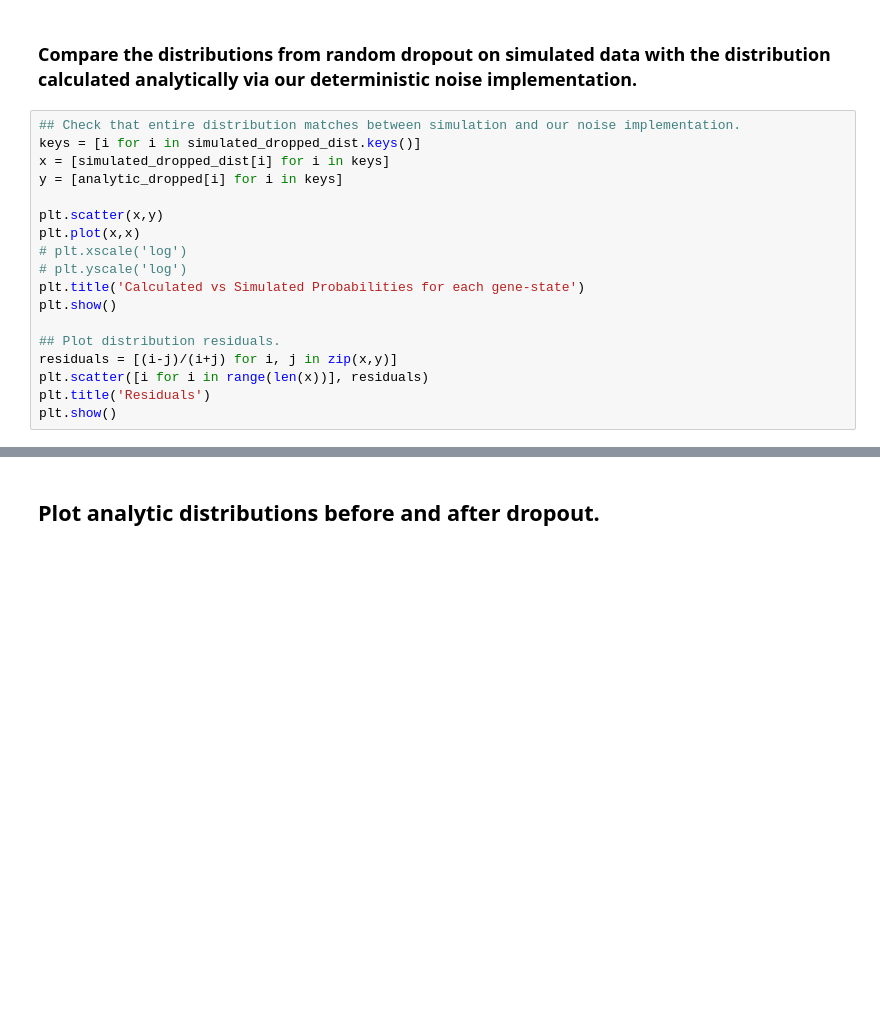
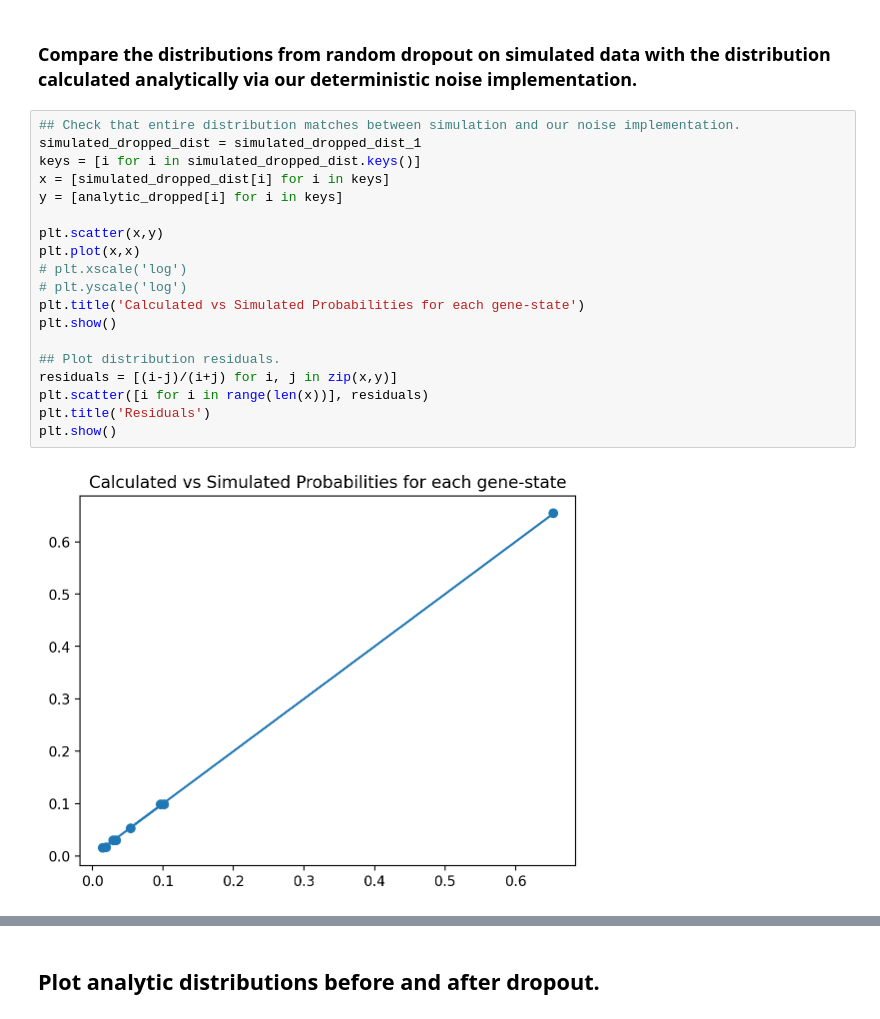
Before and after one commit to pachterlab/FGP_2023, a Jupyter notebook: noise.ipynb, the cells around one changed output, grey strips where cells are left out. Cells and saved outputs as stored; diff of their text form; blank space fills up the shorter version.

```diff
--- a/noise.ipynb
+++ b/noise.ipynb
@@ -320,19 +324,22 @@ plt.show()
 ### Compare the distributions from random dropout on simulated data with the distribution calculated analytically via our deterministic noise implementation.
 # %%
 ## Check that entire distribution matches between simulation and our noise implementation.
+simulated_dropped_dist = simulated_dropped_dist_1
 keys = [i for i in simulated_dropped_dist.keys()]
 x = [simulated_dropped_dist[i] for i in keys]
 y = [analytic_dropped[i] for i in keys]
 
 plt.scatter(x,y)
 plt.plot(x,x)
 # plt.xscale('log')
 # plt.yscale('log')
 plt.title('Calculated vs Simulated Probabilities for each gene-state')
 plt.show()
 
 ## Plot distribution residuals.
 residuals = [(i-j)/(i+j) for i, j in zip(x,y)]
 plt.scatter([i for i in range(len(x))], residuals)
 plt.title('Residuals')
 plt.show()
+# %% [output]
+[figure, added]
```
Also changed, not shown: parts of 5 cells of this notebook.
